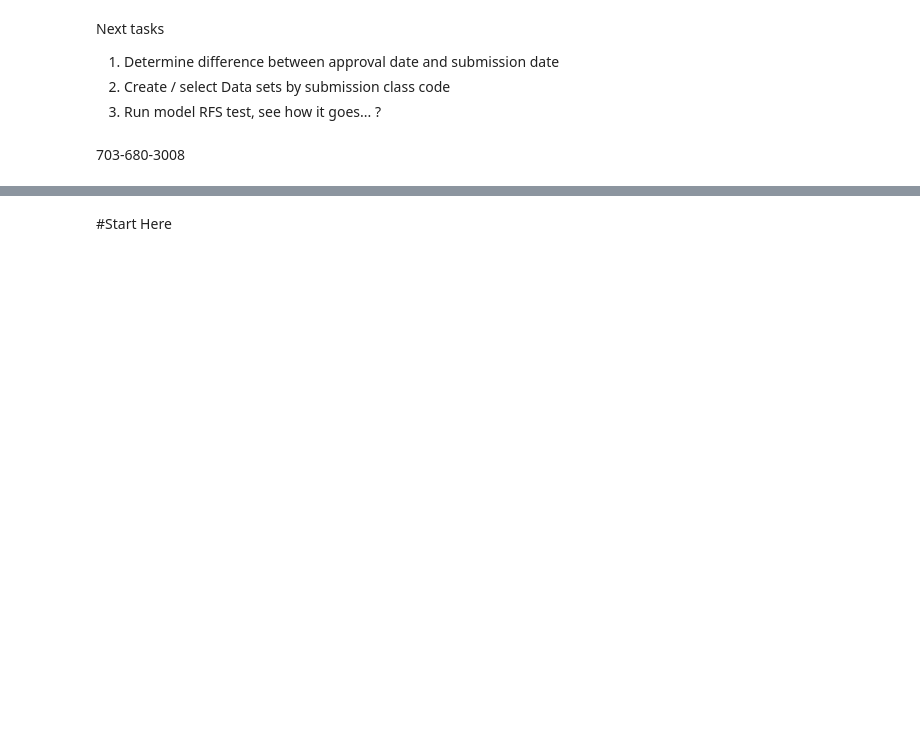
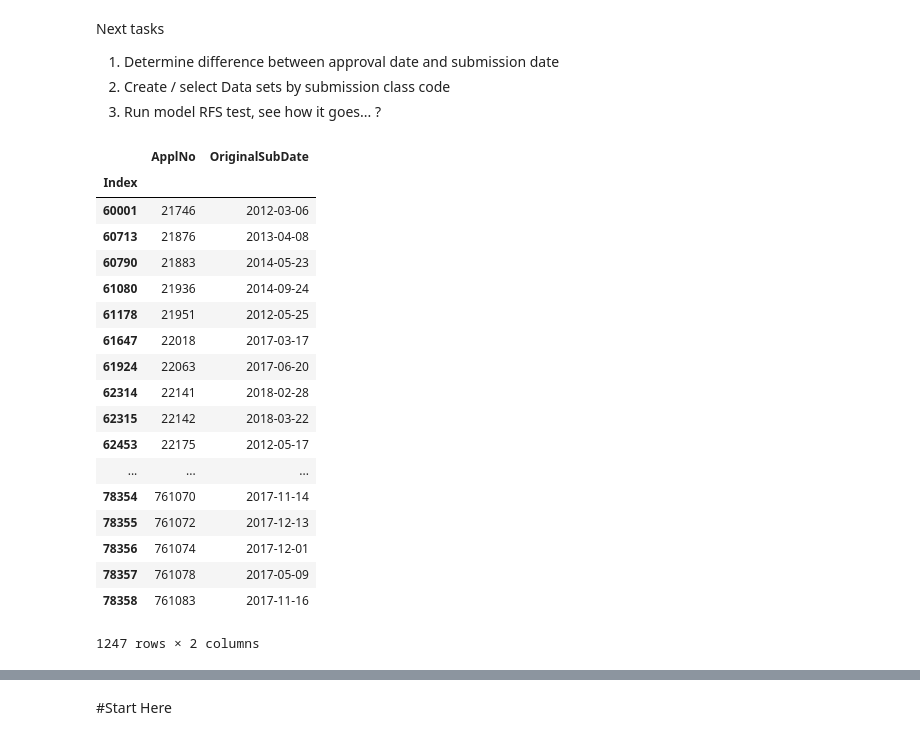
Before and after one commit to camrobertson/FDA_SupplementModel, a Jupyter notebook: FDA_sup_model.ipynb, the cells around one changed output, grey strips where cells are left out. Saved outputs shown, nothing was run; the diff lists cells and outputs as text; code cells hidden in the pictures; blank space fills up the shorter version.

Commit message:
Basic model runs - need to update dataframe and model used

```diff
--- a/FDA_sup_model.ipynb
+++ b/FDA_sup_model.ipynb
@@ -111,12 +159,27 @@ Next tasks
 1.   Determine difference between approval date and submission date
 2.   Create / select Data sets by submission class code
 3.   Run model RFS test, see how it goes... ?
-# %% [markdown]
-703-680-3008
 # %%
 Original_df = Master_df.loc[Master_df['SubmissionType'] == 0, ['ApplNo', 'SubmissionStatusDate']]
 Original_df = Original_df.rename(columns={"SubmissionStatusDate": "OriginalSubDate"})
 Original_df
-Master_df = Original_df.merge(Master_df, on="ApplNo", how='right')
-Master_df['Elapsed_days']= (Master_df['SubmissionStatusDate'] - Master_df['OriginalSubDate']).dt.days
-Master_df
+# %% [output]
+|  | ApplNo | OriginalSubDate |
+| Index |  |  |
+| 60001 | 21746 | 2012-03-06 |
+| 60713 | 21876 | 2013-04-08 |
+| 60790 | 21883 | 2014-05-23 |
+| 61080 | 21936 | 2014-09-24 |
+| 61178 | 21951 | 2012-05-25 |
+| 61647 | 22018 | 2017-03-17 |
+| 61924 | 22063 | 2017-06-20 |
+| 62314 | 22141 | 2018-02-28 |
+| 62315 | 22142 | 2018-03-22 |
+| 62453 | 22175 | 2012-05-17 |
+| ... | ... | ... |
+| 78354 | 761070 | 2017-11-14 |
+| 78355 | 761072 | 2017-12-13 |
+| 78356 | 761074 | 2017-12-01 |
+| 78357 | 761078 | 2017-05-09 |
+| 78358 | 761083 | 2017-11-16 |
+1247 rows × 2 columns
```
Also changed, not shown: parts of 32 cells of this notebook.
